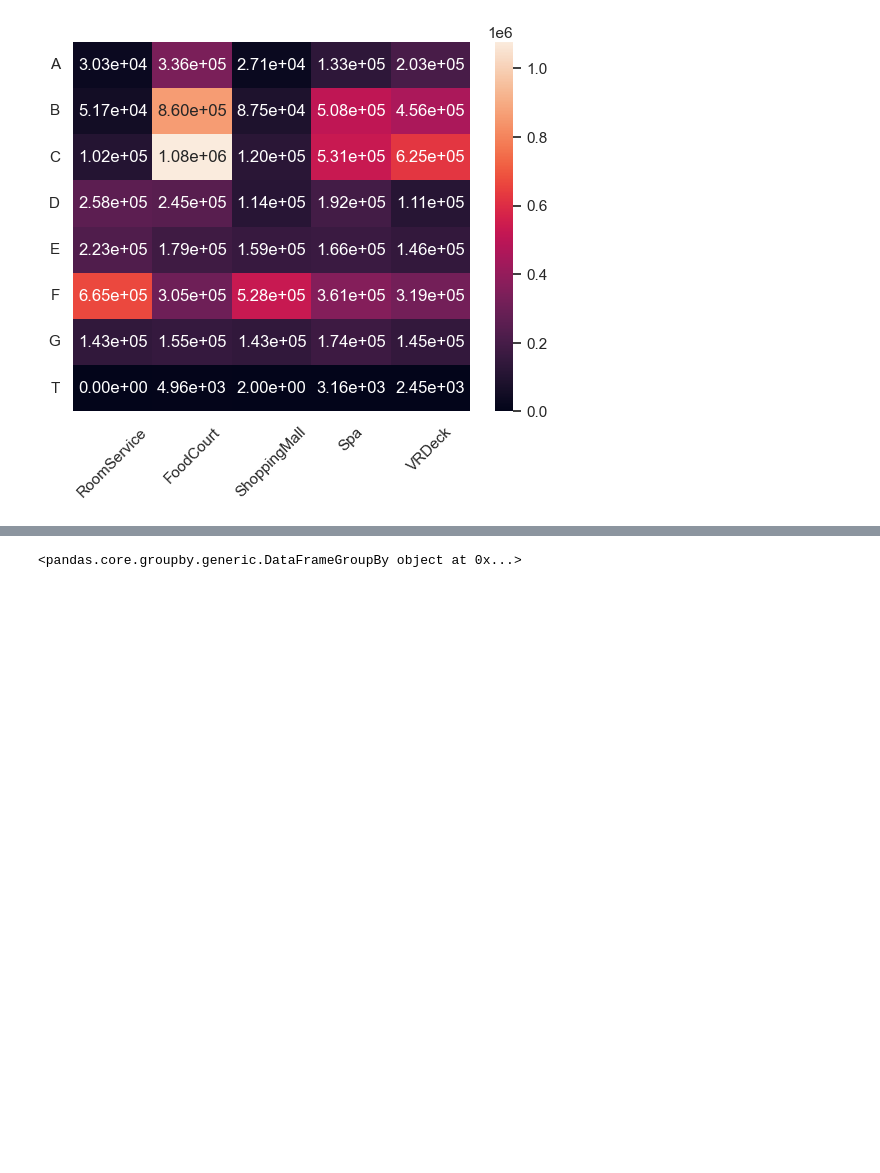
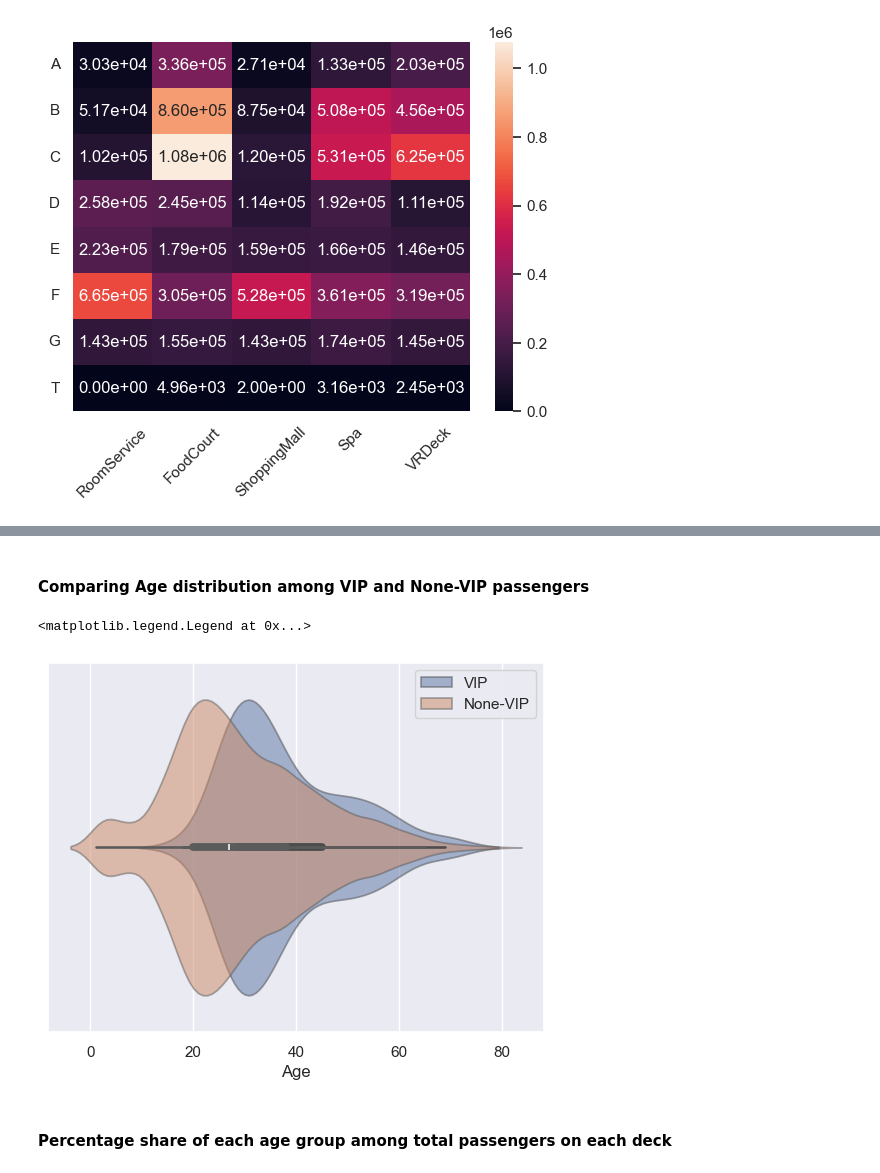
Before and after one commit to bzabk/Recruitment-Task-for-Data-Science-community-2023, a Jupyter notebook: first.ipynb, the cells around one changed output, grey strips where cells are left out. Saved outputs shown, nothing was run; the diff lists cells and outputs as text; code cells hidden in the pictures; blank space fills up the shorter version.

```diff
--- a/first.ipynb
+++ b/first.ipynb
@@ -378,5 +225,14 @@ True           102     60
-# %%
-x = data_raw.groupby(["Second_Name","VIP"])
-x
-# %% [output]
-<pandas.core.groupby.generic.DataFrameGroupBy object at 0x...>
+# %% [markdown]
+#### Comparing Age distribution among VIP and None-VIP passengers
+# %%
+vip_data = data_raw[data_raw["VIP"]==True]
+non_vip_data = data_raw[data_raw["VIP"]==False]
+x = vip_data["Age"].mean()
+sns.violinplot(vip_data["Age"],alpha=0.5,orient='h',label="VIP")
+sns.violinplot(non_vip_data["Age"],alpha=0.5,orient='h',label="None-VIP")
+plt.legend()
+# %% [output]
+<matplotlib.legend.Legend at 0x...>
+[figure, added]
+# %% [markdown]
+#### Percentage share of each age group among total passengers on each deck
```
Also changed, not shown: parts of 20 cells of this notebook.
